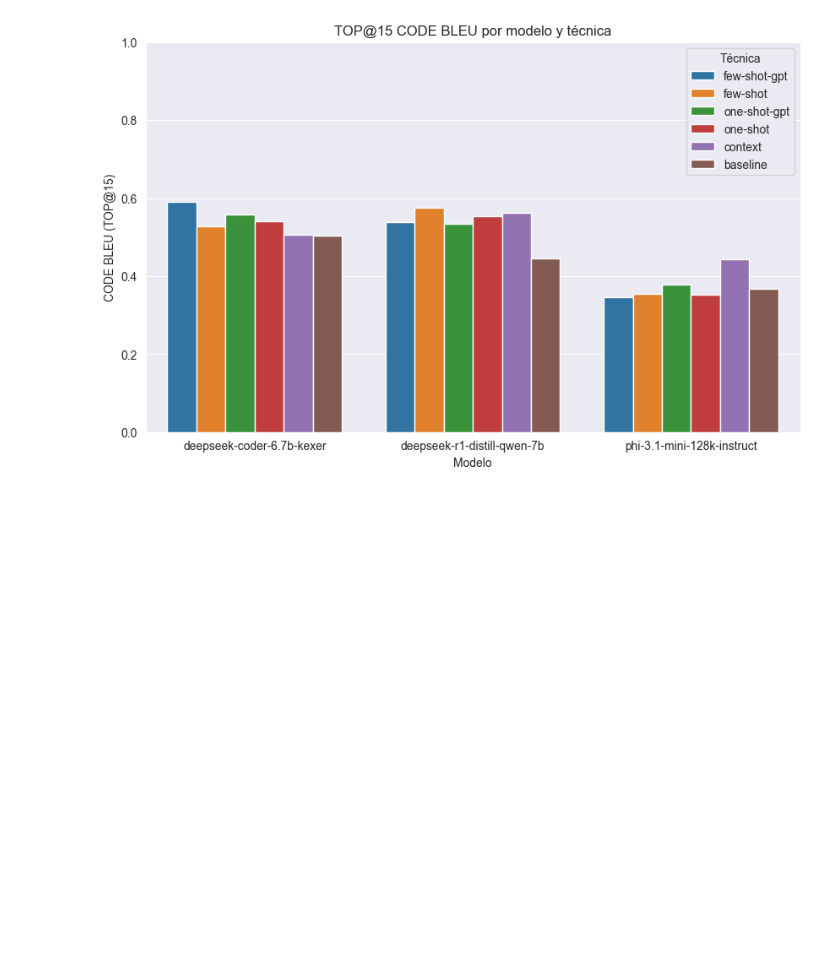
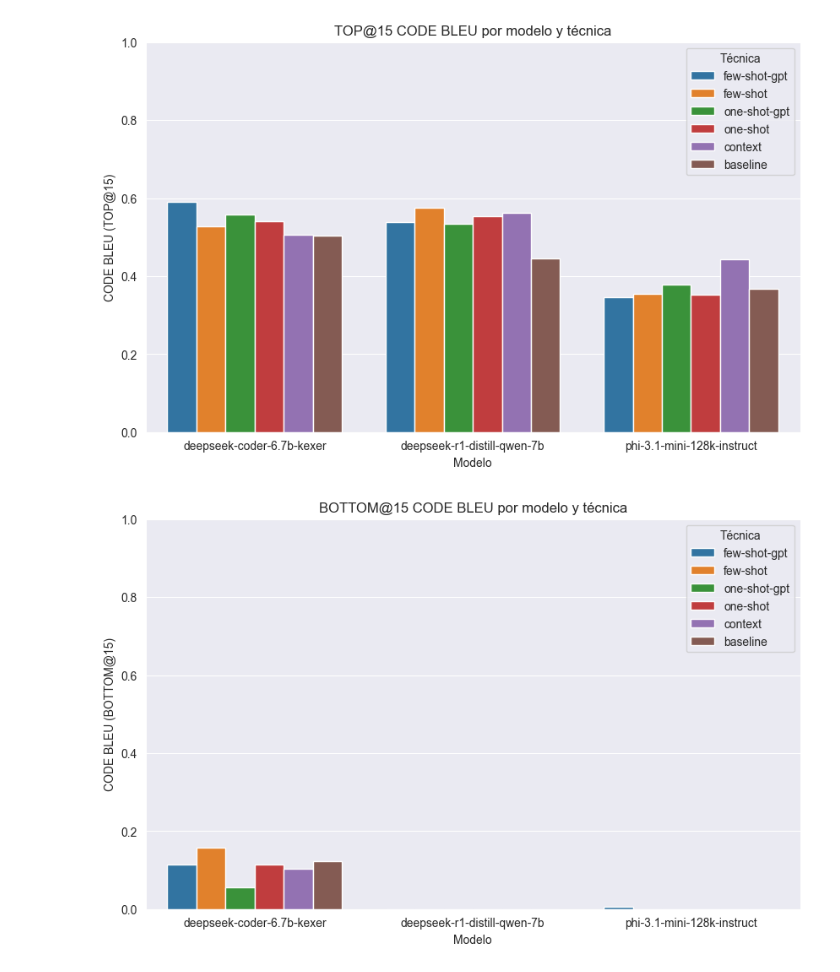
Before and after one commit to NicLarUniversidad/Tesis, a Jupyter notebook: results/notebook.ipynb, the cells around one changed output. Saved outputs shown, nothing was run; the diff lists cells and outputs as text; code cells hidden in the pictures; blank space fills up the shorter version.

```diff
--- a/results/notebook.ipynb
+++ b/results/notebook.ipynb
@@ -72,3 +72,19 @@ plt.ylim(0,1)
 plt.show()
 # %% [output]
 [figure]
+# %%
+plt.figure(figsize=(10,6))
+sns.barplot(
+    data=tabla_resultados,
+    x="model_id",
+    y=f"BOTTOM@{N}",
+    hue="technique"   # <- cambiamos aquí
+)
+plt.title(f"BOTTOM@{N} CODE BLEU por modelo y técnica")
+plt.ylabel(f"CODE BLEU (BOTTOM@{N})")
+plt.xlabel("Modelo")
+plt.legend(title="Técnica")
+plt.ylim(0,1)
+plt.show()
+# %% [output]
+[figure, added]
```
Also changed, not shown: parts of 2 cells of this notebook.
